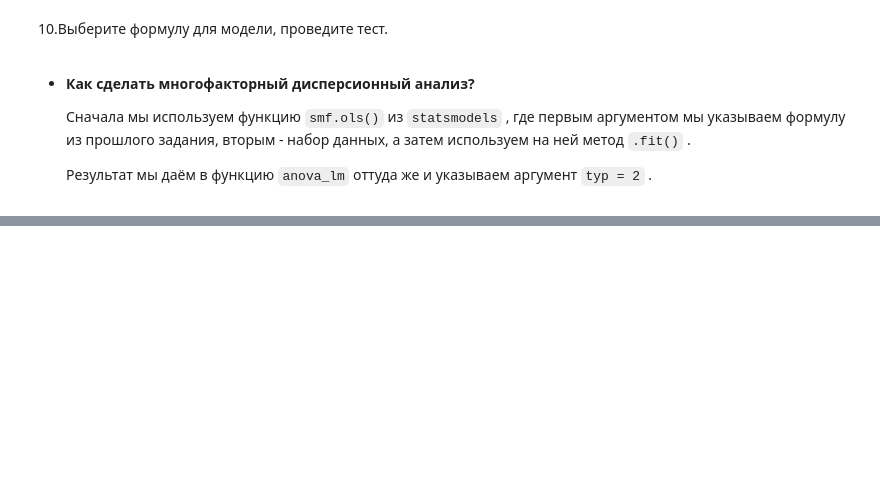
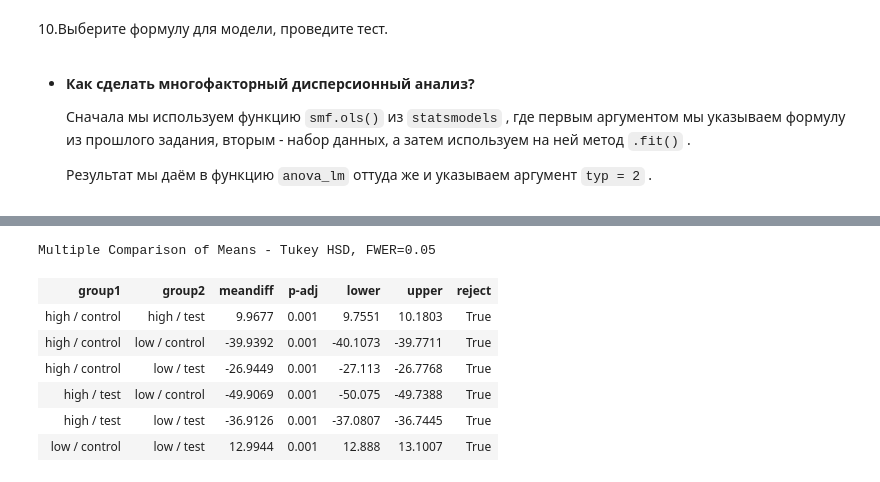
Before and after one commit to VPonomarev42/LearningRep, a Jupyter notebook: stats/stats_miniproject_5.ipynb, the cells around one changed output, grey strips where cells are left out. Cells and saved outputs as stored; diff of their text form; code cells hidden in the pictures; blank space fills up the shorter version.

```diff
--- a/stats/stats_miniproject_5.ipynb
+++ b/stats/stats_miniproject_5.ipynb
@@ -218,0 +240,11 @@ Cтандартное отклонение для пользователей и
+# %%
+pairwise_tukeyhsd(task2.events, task2.comb).summary()
+# %% [output]
+Multiple Comparison of Means - Tukey HSD, FWER=0.05
+| group1 | group2 | meandiff | p-adj | lower | upper | reject |
+| high / control | high / test | 9.9677 | 0.001 | 9.7551 | 10.1803 | True |
+| high / control | low / control | -39.9392 | 0.001 | -40.1073 | -39.7711 | True |
+| high / control | low / test | -26.9449 | 0.001 | -27.113 | -26.7768 | True |
+| high / test | low / control | -49.9069 | 0.001 | -50.075 | -49.7388 | True |
+| high / test | low / test | -36.9126 | 0.001 | -37.0807 | -36.7445 | True |
+| low / control | low / test | 12.9944 | 0.001 | 12.888 | 13.1007 | True |
```
Also changed, not shown: parts of 6 cells of this notebook.
